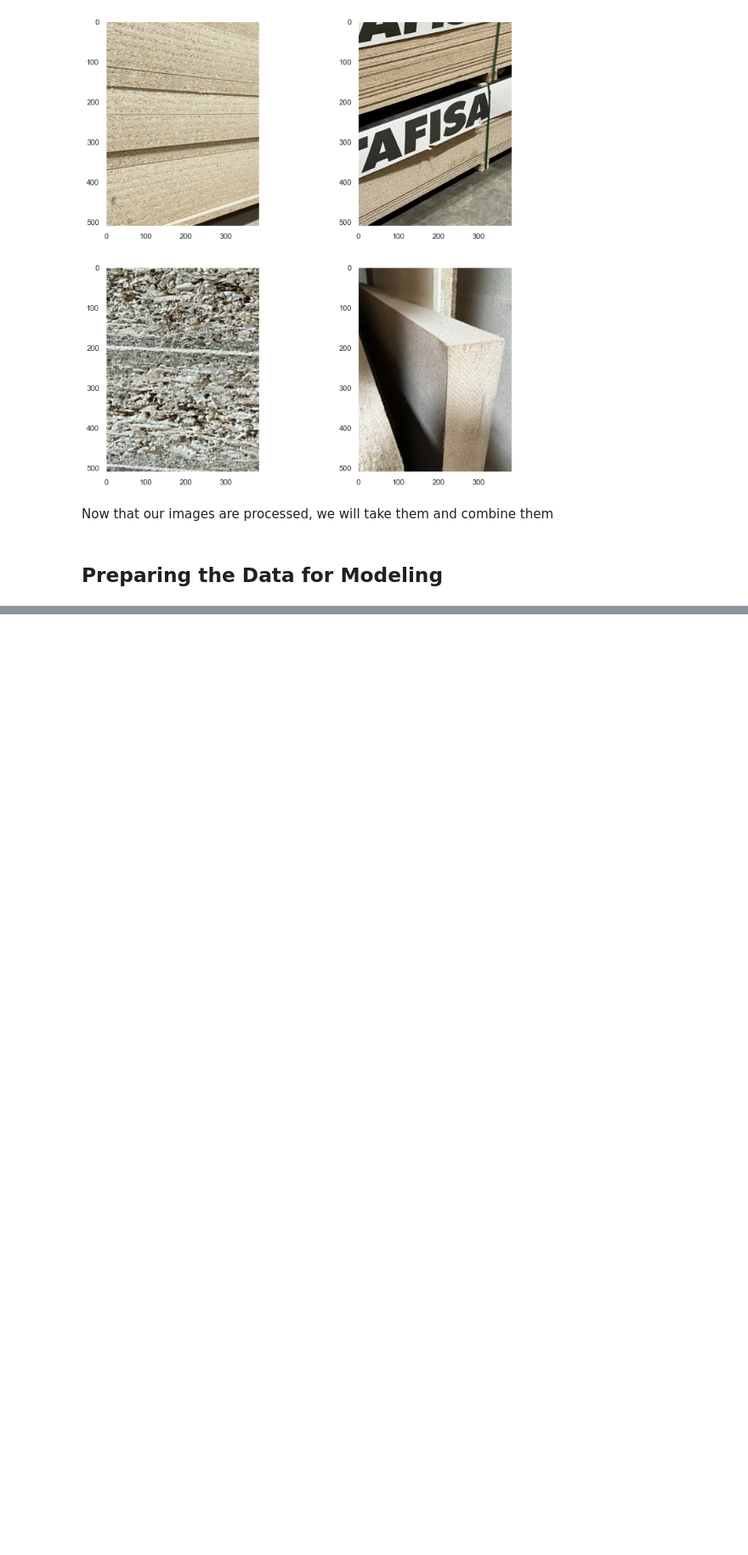
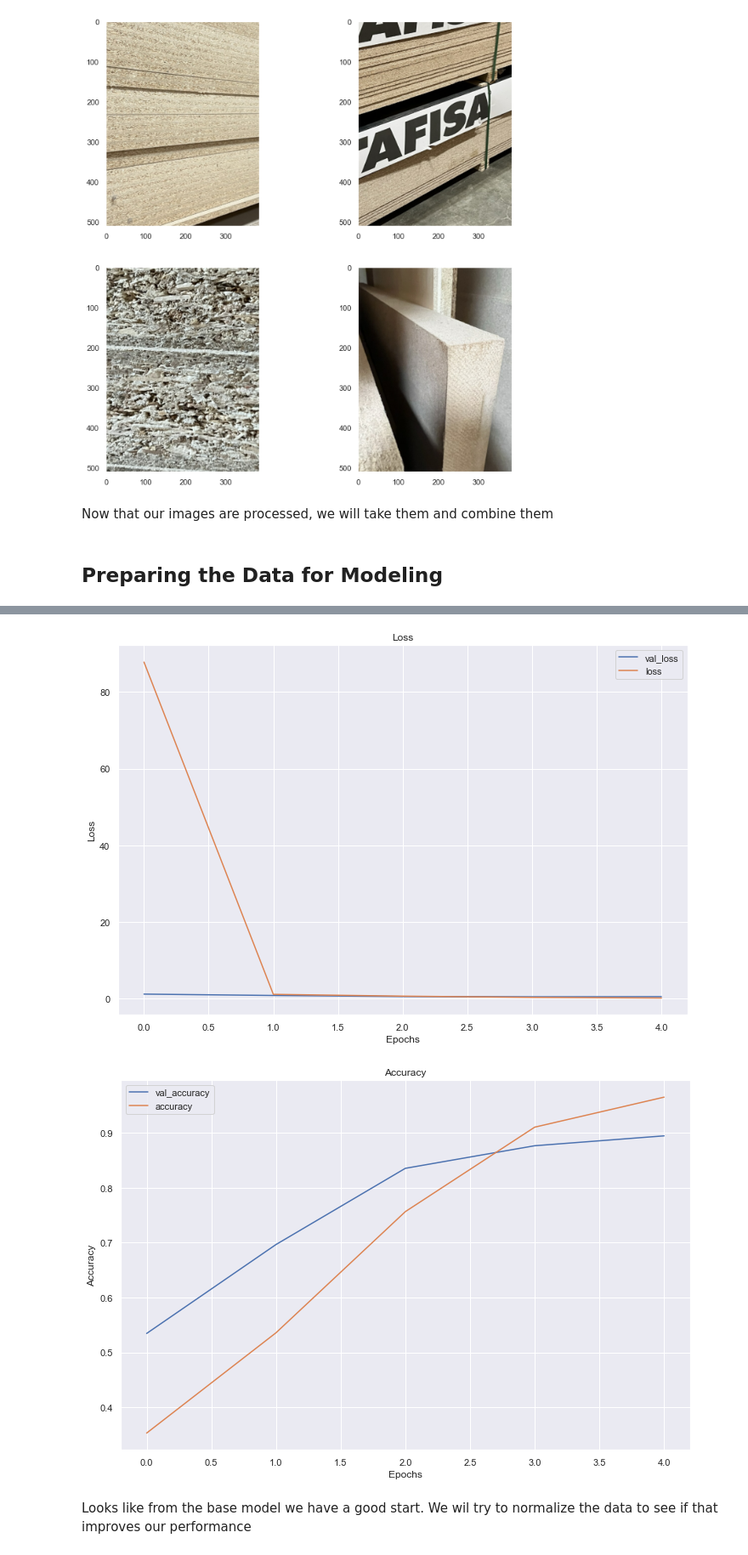
Before and after one commit to tfuger10/Material-Identification, a Jupyter notebook: Notebook.ipynb, the cells around one changed output, grey strips where cells are left out. Shown at 85% size. Cells and saved outputs as stored; diff of their text form; code cells hidden in the pictures; blank space fills up the shorter version.

```diff
--- a/Untitled.ipynb
+++ b/Notebook.ipynb
@@ -200,0 +309,8 @@ There 2,064 images in the dataset taken from a variety of views and angles in bo
+# %%
+
+epochs=5
+history = base_model.fit(
+  train_data,
+  validation_data=val_data,
+  epochs=epochs
+)
@@ -200,0 +333,27 @@ There 2,064 images in the dataset taken from a variety of views and angles in bo
+# %%
+def visualize_training_results(results):
+    history = results.history
+    plt.figure()
+    plt.plot(history['val_loss'])
+    plt.plot(history['loss'])
+    plt.legend(['val_loss', 'loss'])
+    plt.title('Loss')
+    plt.xlabel('Epochs')
+    plt.ylabel('Loss')
+    plt.show()
+
+    plt.figure()
+    plt.plot(history['val_accuracy'])
+    plt.plot(history['accuracy'])
+    plt.legend(['val_accuracy', 'accuracy'])
+    plt.title('Accuracy')
+    plt.xlabel('Epochs')
+    plt.ylabel('Accuracy')
+    plt.show()
+# %%
+visualize_training_results(history)
+# %% [output]
+[figure, added]
+[figure, added]
+# %% [markdown]
+Looks like from the base model we have a good start. We wil try to normalize the data to see if that improves our performance
```
Also changed, not shown: parts of 26 cells of this notebook, 3 other files.
